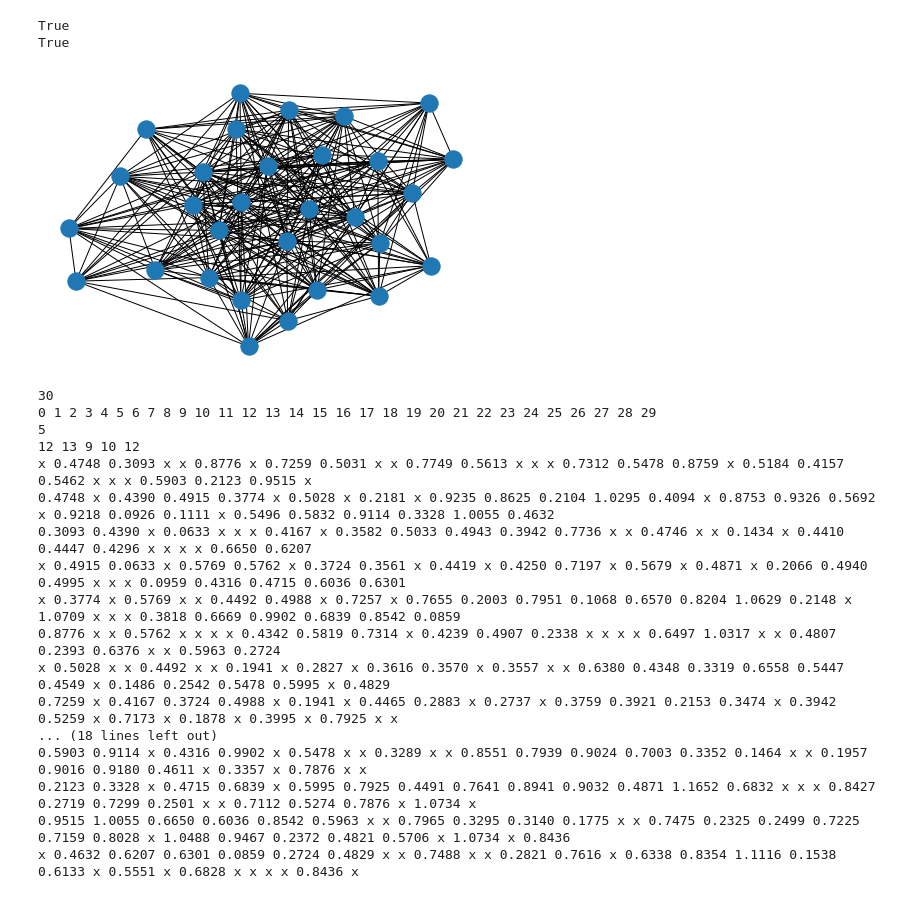
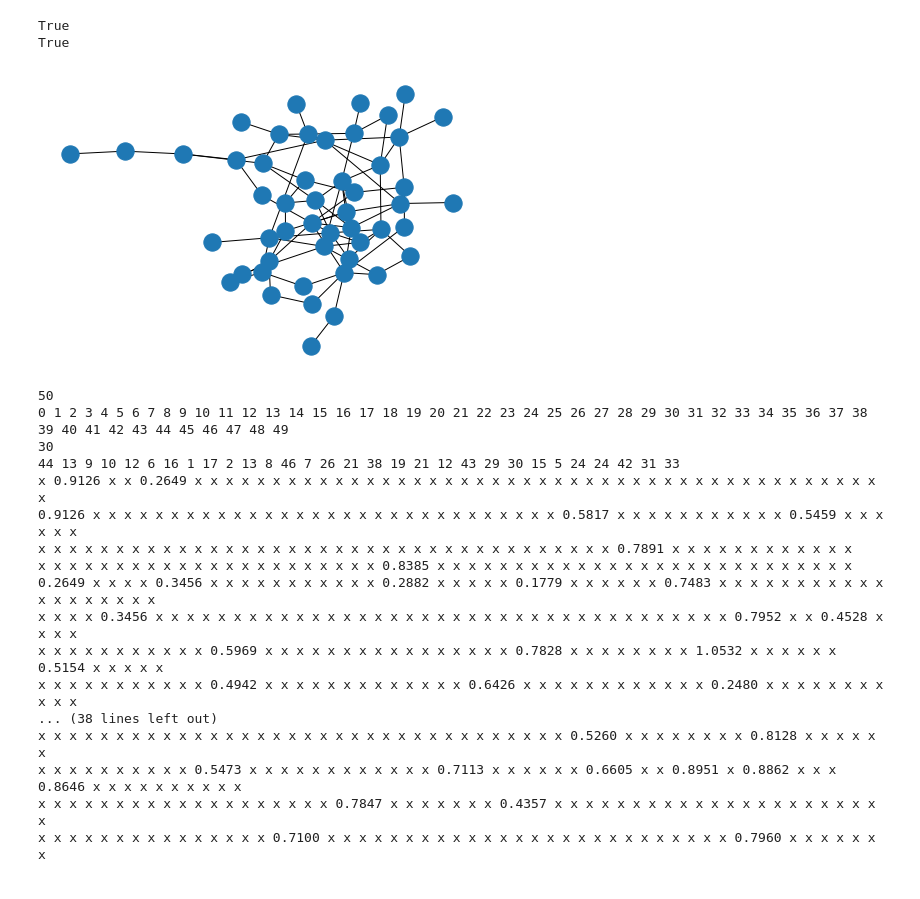
Before and after one commit to rderojas/TravellingSalesmanApproxSolver, a Jupyter notebook: Graph drawing functions.ipynb, the cells around one changed output. Saved outputs shown, nothing was run; the diff lists cells and outputs as text; code cells hidden in the pictures.

```diff
--- a/Graph drawing functions.ipynb
+++ b/Graph drawing functions.ipynb
@@ -142,31 +147,31 @@ nx.draw(G)
 # %%
 
 
-G = generateRandomMetricGraph(30,0.8)
+G = generateRandomMetricGraph(50,0.25)
 nx.draw(G)
 print(is_metric(G))
 print(nx.is_connected(G))
 # %% [output]
 True
 True
-[figure, old version]
+[figure, new version]
 # %%
 createOutput(G)
 # %% [output]
+50
+0 1 2 3 4 5 6 7 8 9 10 11 12 13 14 15 16 17 18 19 20 21 22 23 24 25 26 27 28 29 30 31 32 33 34 35 36 37 38 39 40 41 42 43 44 45 46 47 48 49
 30
-0 1 2 3 4 5 6 7 8 9 10 11 12 13 14 15 16 17 18 19 20 21 22 23 24 25 26 27 28 29
-5
-12 13 9 10 12
-x 0.4748 0.3093 x x 0.8776 x 0.7259 0.5031 x x 0.7749 0.5613 x x x 0.7312 0.5478 0.8759 x 0.5184 0.4157 0.5462 x x x 0.5903 0.2123 0.9515 x
-0.4748 x 0.4390 0.4915 0.3774 x 0.5028 x 0.2181 x 0.9235 0.8625 0.2104 1.0295 0.4094 x 0.8753 0.9326 0.5692 x 0.9218 0.0926 0.1111 x 0.5496 0.5832 0.9114 0.3328 1.0055 0.4632
-0.3093 0.4390 x 0.0633 x x x 0.4167 x 0.3582 0.5033 0.4943 0.3942 0.7736 x x 0.4746 x x 0.1434 x 0.4410 0.4447 0.4296 x x x x 0.6650 0.6207
-x 0.4915 0.0633 x 0.5769 0.5762 x 0.3724 0.3561 x 0.4419 x 0.4250 0.7197 x 0.5679 x 0.4871 x 0.2066 0.4940 0.4995 x x x 0.0959 0.4316 0.4715 0.6036 0.6301
-x 0.3774 x 0.5769 x x 0.4492 0.4988 x 0.7257 x 0.7655 0.2003 0.7951 0.1068 0.6570 0.8204 1.0629 0.2148 x 1.0709 x x x 0.3818 0.6669 0.9902 0.6839 0.8542 0.0859
-0.8776 x x 0.5762 x x x x 0.4342 0.5819 0.7314 x 0.4239 0.4907 0.2338 x x x x 0.6497 1.0317 x x 0.4807 0.2393 0.6376 x x 0.5963 0.2724
-x 0.5028 x x 0.4492 x x 0.1941 x 0.2827 x 0.3616 0.3570 x 0.3557 x x 0.6380 0.4348 0.3319 0.6558 0.5447 0.4549 x 0.1486 0.2542 0.5478 0.5995 x 0.4829
-0.7259 x 0.4167 0.3724 0.4988 x 0.1941 x 0.4465 0.2883 x 0.2737 x 0.3759 0.3921 0.2153 0.3474 x 0.3942 0.5259 x 0.7173 x 0.1878 x 0.3995 x 0.7925 x x
-... (18 lines left out)
-0.5903 0.9114 x 0.4316 0.9902 x 0.5478 x x 0.3289 x x 0.8551 0.7939 0.9024 0.7003 0.3352 0.1464 x x 0.1957 0.9016 0.9180 0.4611 x 0.3357 x 0.7876 x x
-0.2123 0.3328 x 0.4715 0.6839 x 0.5995 0.7925 0.4491 0.7641 0.8941 0.9032 0.4871 1.1652 0.6832 x x x 0.8427 0.2719 0.7299 0.2501 x x 0.7112 0.5274 0.7876 x 1.0734 x
-0.9515 1.0055 0.6650 0.6036 0.8542 0.5963 x x 0.7965 0.3295 0.3140 0.1775 x x 0.7475 0.2325 0.2499 0.7225 0.7159 0.8028 x 1.0488 0.9467 0.2372 0.4821 0.5706 x 1.0734 x 0.8436
-x 0.4632 0.6207 0.6301 0.0859 0.2724 0.4829 x x 0.7488 x x 0.2821 0.7616 x 0.6338 0.8354 1.1116 0.1538 0.6133 x 0.5551 x 0.6828 x x x x 0.8436 x
+44 13 9 10 12 6 16 1 17 2 13 8 46 7 26 21 38 19 21 12 43 29 30 15 5 24 24 42 31 33
+x 0.9126 x x 0.2649 x x x x x x x x x x x x x x x x x x x x x x x x x x x x x x x x x x x x x x x x x x x x x
+0.9126 x x x x x x x x x x x x x x x x x x x x x x x x x x x x x x 0.5817 x x x x x x x x x x x 0.5459 x x x x x x
+x x x x x x x x x x x x x x x x x x x x x x x x x x x x x x x x x x x x x 0.7891 x x x x x x x x x x x x
+x x x x x x x x x x x x x x x x x x x x x x 0.8385 x x x x x x x x x x x x x x x x x x x x x x x x x x x
+0.2649 x x x x 0.3456 x x x x x x x x x x x 0.2882 x x x x x 0.1779 x x x x x x 0.7483 x x x x x x x x x x x x x x x x x x x
+x x x x 0.3456 x x x x x x x x x x x x x x x x x x x x x x x x x x x x x x x x x x x x x 0.7952 x x 0.4528 x x x x
+x x x x x x x x x x x 0.5969 x x x x x x x x x x x x x x x x 0.7828 x x x x x x x x 1.0532 x x x x x x 0.5154 x x x x x
+x x x x x x x x x x x 0.4942 x x x x x x x x x x x x x 0.6426 x x x x x x x x x x x x 0.2480 x x x x x x x x x x x
+... (38 lines left out)
+x x x x x x x x x x x x x x x x x x x x x x x x x x x x x x x x x x 0.5260 x x x x x x x x 0.8128 x x x x x x
+x x x x x x x x x x 0.5473 x x x x x x x x x x x x 0.7113 x x x x x x 0.6605 x x 0.8951 x 0.8862 x x x 0.8646 x x x x x x x x x x
+x x x x x x x x x x x x x x x x x x x 0.7847 x x x x x x x 0.4357 x x x x x x x x x x x x x x x x x x x x x x
+x x x x x x x x x x x x x x x 0.7100 x x x x x x x x x x x x x x x x x x x x x x x x x x 0.7960 x x x x x x x
```
Also changed, not shown: parts of 2 cells of this notebook.
